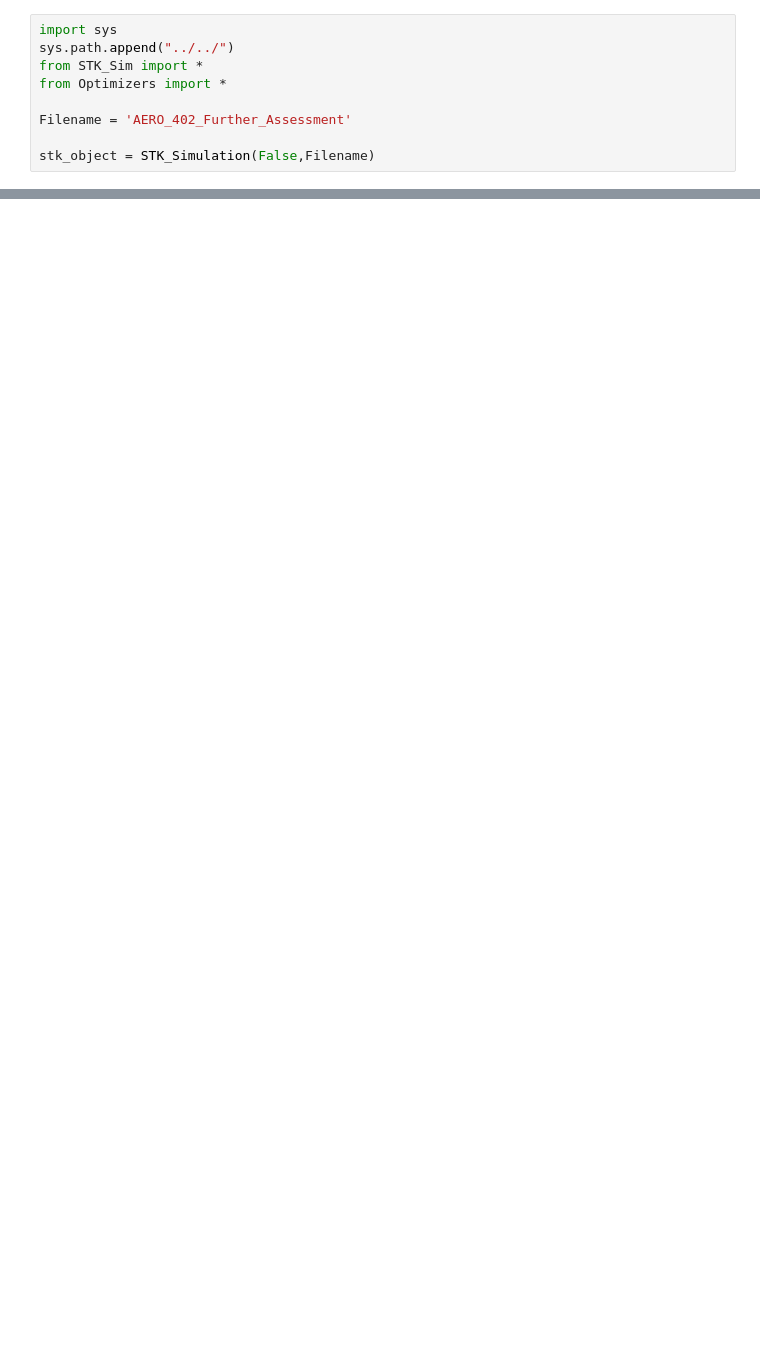
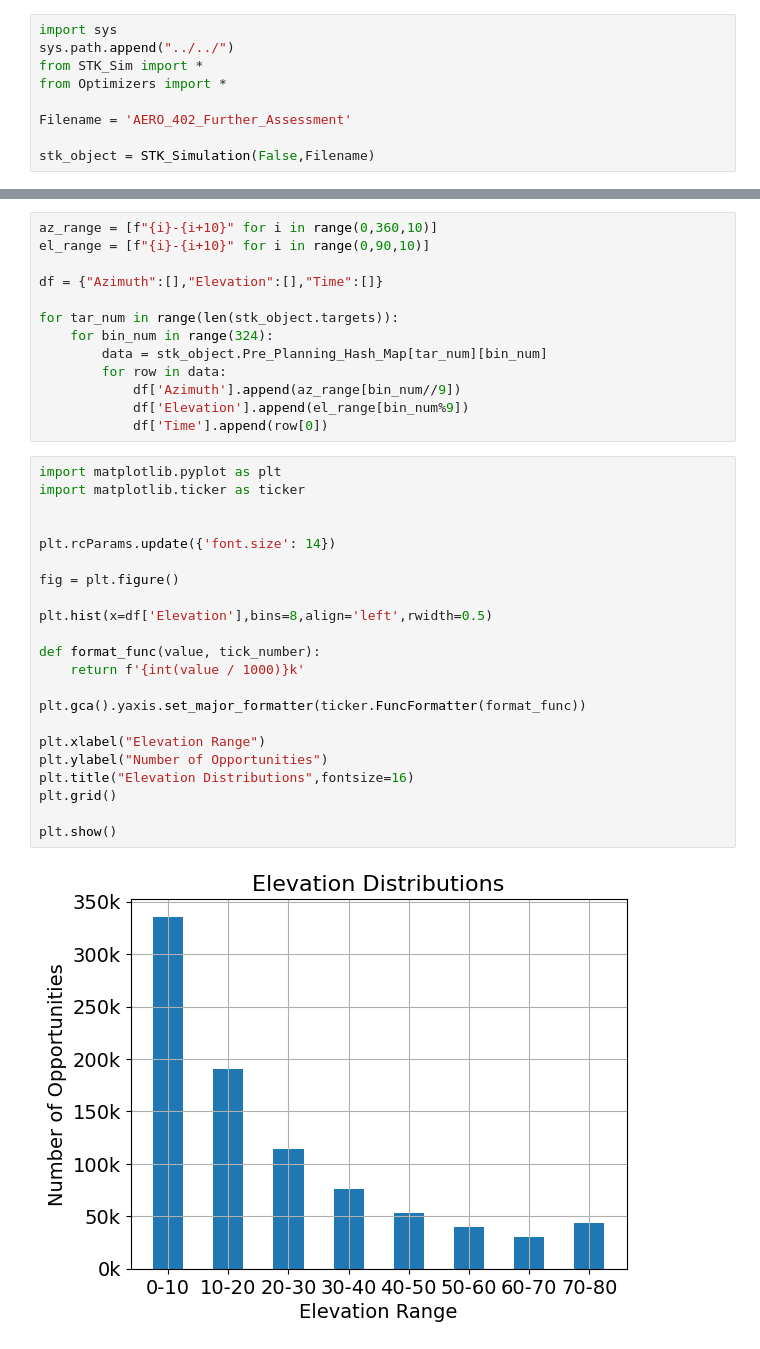
Before and after one commit to jjermstad24/STK_Simulation_Code, a Jupyter notebook: Subteam_Directories/OCD/Opt_Notebook.ipynb, the cells around one changed output, grey strips where cells are left out. Drawn from its saved outputs; the diff is of its cells as text; blank space fills up the shorter version.

Commit message:
Working on graphics again

```diff
--- a/Subteam_Directories/OCD/Opt_Notebook.ipynb
+++ b/Subteam_Directories/OCD/Opt_Notebook.ipynb
@@ -19,4 +19,41 @@ stk_object.Generate_Pre_Planning_Data()
 0
+# %%
+az_range = [f"{i}-{i+10}" for i in range(0,360,10)]
+el_range = [f"{i}-{i+10}" for i in range(0,90,10)]
+
+df = {"Azimuth":[],"Elevation":[],"Time":[]}
+
+for tar_num in range(len(stk_object.targets)):
+    for bin_num in range(324):
+        data = stk_object.Pre_Planning_Hash_Map[tar_num][bin_num]
+        for row in data:
+            df['Azimuth'].append(az_range[bin_num//9])
+            df['Elevation'].append(el_range[bin_num%9])
+            df['Time'].append(row[0])
+# %%
+import matplotlib.pyplot as plt
+import matplotlib.ticker as ticker
+
+
+plt.rcParams.update({'font.size': 14})
+
+fig = plt.figure()
+
+plt.hist(x=df['Elevation'],bins=8,align='left',rwidth=0.5)
+
+def format_func(value, tick_number):
+    return f'{int(value / 1000)}k'
+
+plt.gca().yaxis.set_major_formatter(ticker.FuncFormatter(format_func))
+
+plt.xlabel("Elevation Range")
+plt.ylabel("Number of Opportunities")
+plt.title("Elevation Distributions",fontsize=16)
+plt.grid()
+
+plt.show()
+# %% [output]
+[figure, added]
 # %%
 stk_object.Plan()
 stk_object.hundred = True
```
Also changed, not shown: parts of 19 cells of this notebook, 2 other files.
